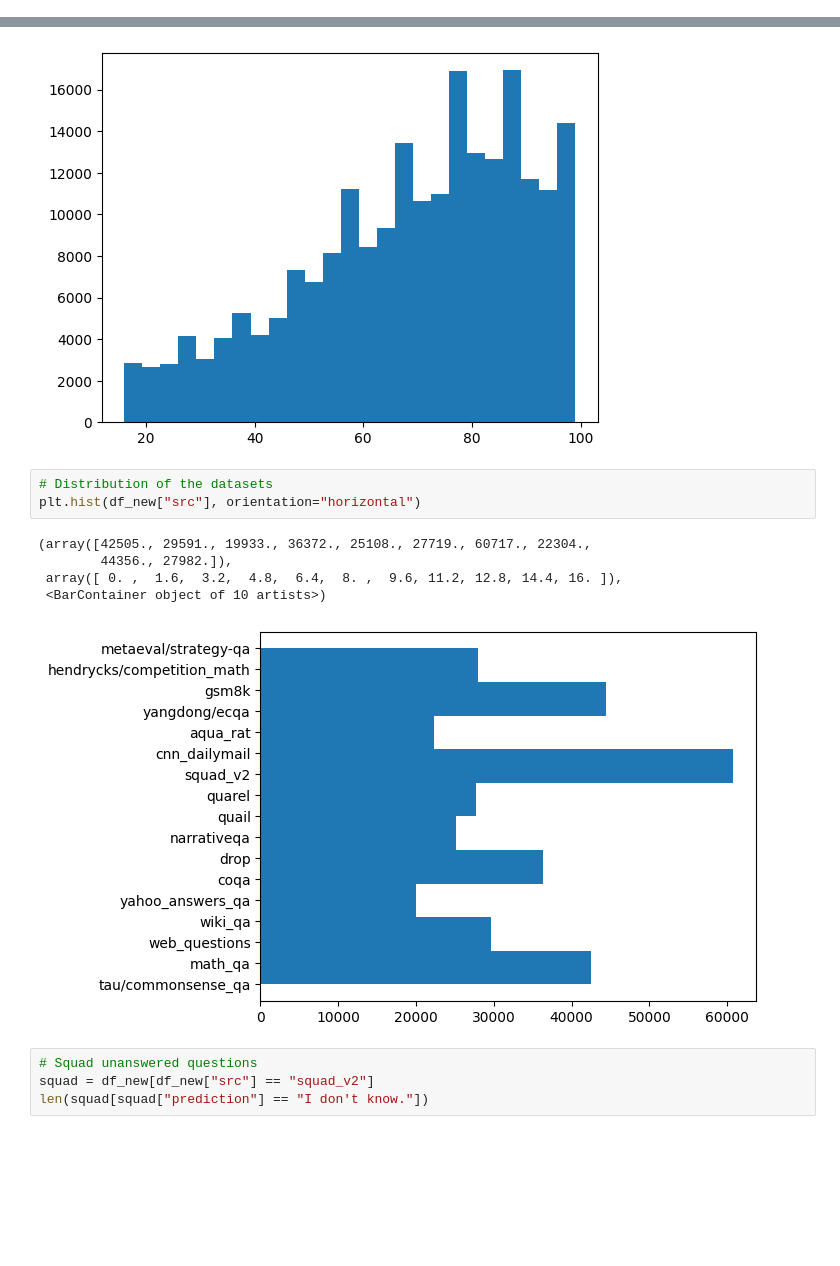
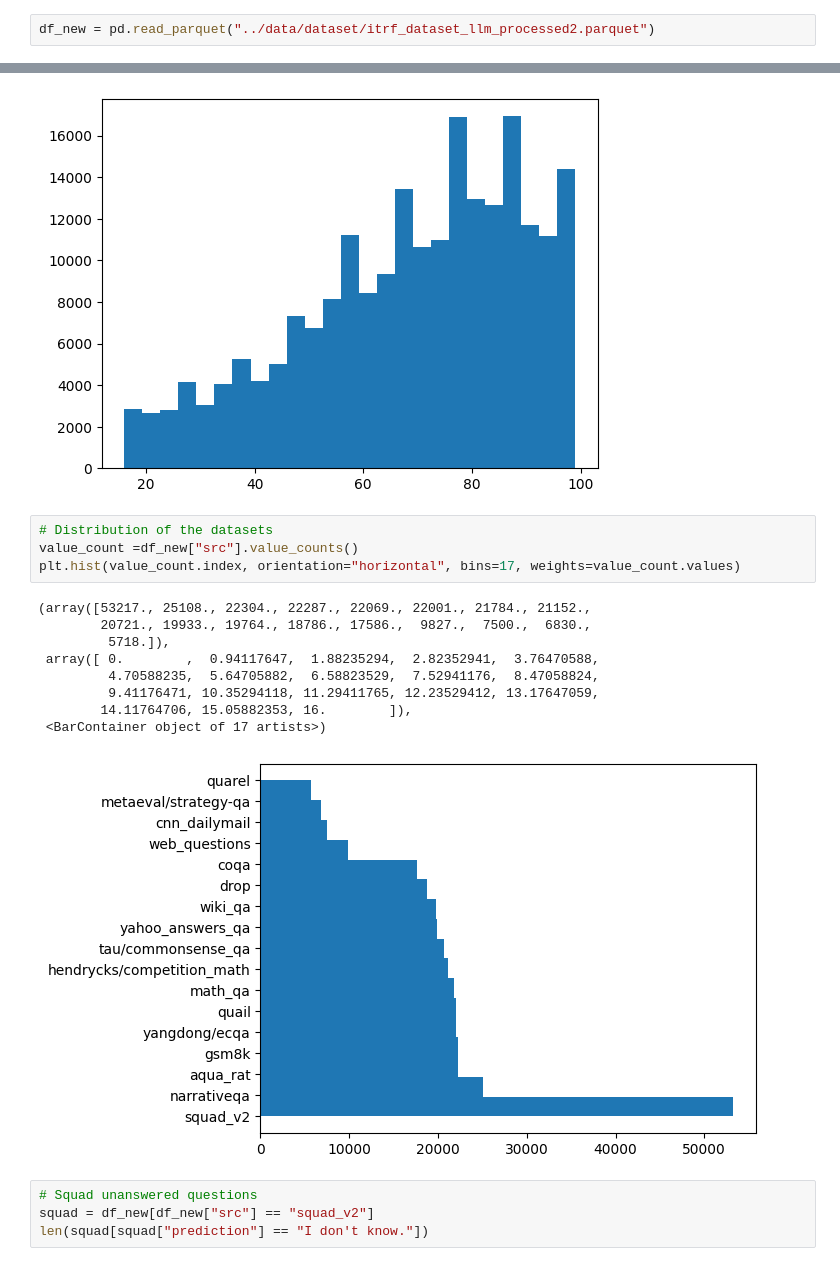
Before and after one commit to tristanratz/ITRF, a Jupyter notebook: create_dataset/create_llm_dataset.ipynb, the cells around one changed output, grey strips where cells are left out. Drawn from its saved outputs; the diff is of its cells as text; blank space fills up the shorter version.

Commit message:
Add analyse to reranker dataset and correct some experiments

```diff
--- a/create_dataset/create_llm_dataset.ipynb
+++ b/create_dataset/create_llm_dataset.ipynb
@@ -1262,6 +1266,8 @@ print(final_examples, final_examples / len(df), len(df))
 336587 0.8808825915593218 382102
 # %%
 df_new.to_parquet("../data/dataset/itrf_dataset_llm_processed2.parquet")
+# %%
+df_new = pd.read_parquet("../data/dataset/itrf_dataset_llm_processed2.parquet")
 # %%
 npy = df_new[["c_len"]].to_numpy()
 npy = npy[npy < 100]
@@ -1278,13 +1284,18 @@ plt.hist(npy, bins=25)
 [figure]
 # %%
 # Distribution of the datasets
-plt.hist(df_new["src"], orientation="horizontal")
+value_count =df_new["src"].value_counts()
+plt.hist(value_count.index, orientation="horizontal", bins=17, weights=value_count.values)
 # %% [output]
-(array([42505., 29591., 19933., 36372., 25108., 27719., 60717., 22304.,
-        44356., 27982.]),
- array([ 0. ,  1.6,  3.2,  4.8,  6.4,  8. ,  9.6, 11.2, 12.8, 14.4, 16. ]),
- <BarContainer object of 10 artists>)
+(array([53217., 25108., 22304., 22287., 22069., 22001., 21784., 21152.,
+        20721., 19933., 19764., 18786., 17586.,  9827.,  7500.,  6830.,
+         5718.]),
+ array([ 0.        ,  0.94117647,  1.88235294,  2.82352941,  3.76470588,
+         4.70588235,  5.64705882,  6.58823529,  7.52941176,  8.47058824,
+         9.41176471, 10.35294118, 11.29411765, 12.23529412, 13.17647059,
+        14.11764706, 15.05882353, 16.        ]),
+ <BarContainer object of 17 artists>)
-[figure, old version]
+[figure, new version]
 # %%
 # Squad unanswered questions
 squad = df_new[df_new["src"] == "squad_v2"]
```
Also changed, not shown: parts of 2 cells of this notebook, 2 other files.
